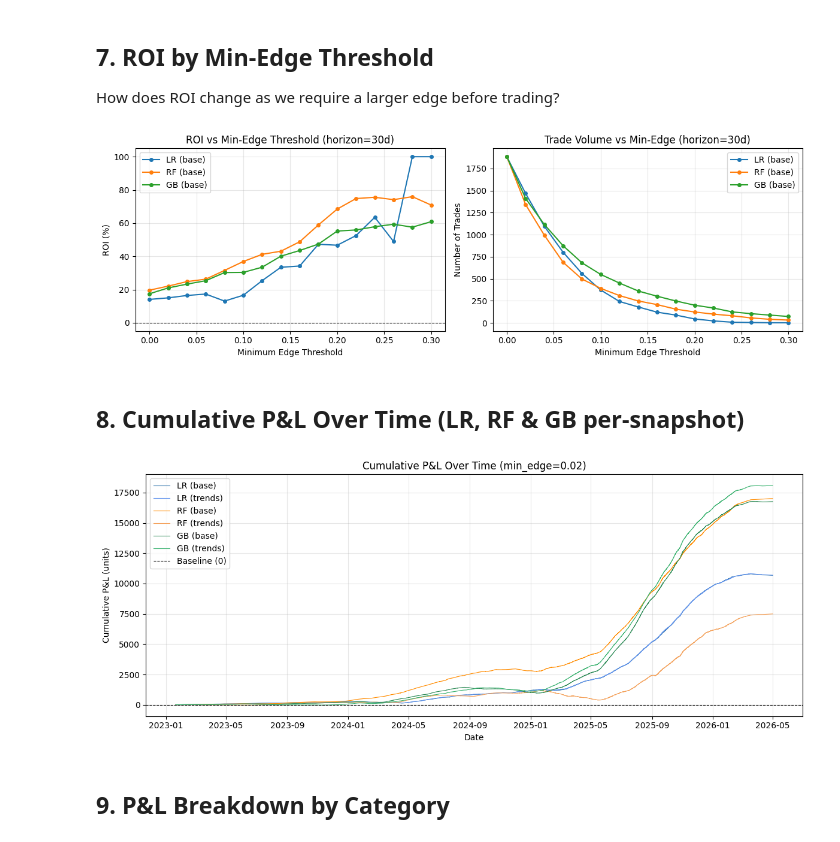
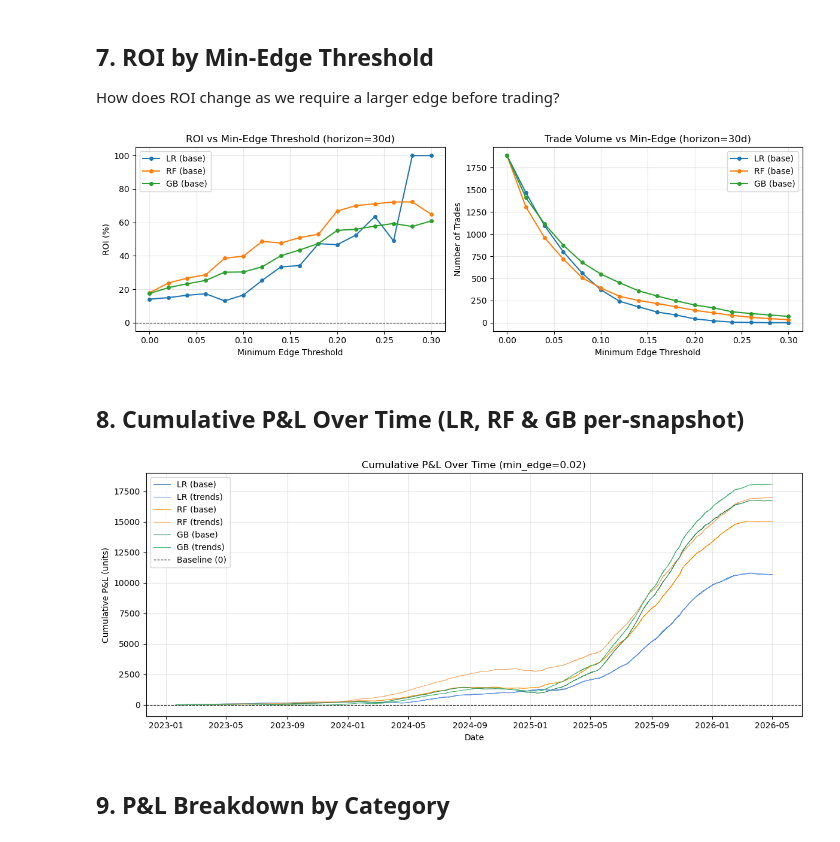
Before and after one commit to Hector-TB/predicting-prediction-markets, a Jupyter notebook: analysis/trading_simulation.ipynb, the cells around one changed output. Drawn from its saved outputs; the diff is of its cells as text; code cells hidden in the pictures.

```diff
--- a/analysis/trading_simulation.ipynb
+++ b/analysis/trading_simulation.ipynb
@@ -165,8 +172,10 @@ for col, label in [('pred_prob_base', 'LR (base)'), ('pred_prob_trends', 'LR (tr
     results.append(trading_summary(pnl, sub['price_at_snapshot'], label))
 
 # ----- Random Forest -----
-sub = rf_merged.dropna(subset=['price_at_snapshot'])
-for col, label in [('proba_trends_calibrated', 'RF (base)'), ('proba_trends', 'RF (trends)')]:
+for sub, col, label in [
+    (rf_base_merged.dropna(subset=['price_at_snapshot']), 'proba_full_calibrated',   'RF (base)'),
+    (rf_merged.dropna(subset=['price_at_snapshot']),      'proba_trends_calibrated', 'RF (trends)'),
+]:
     pnl = simulate_trades(sub[col].values, sub['price_at_snapshot'].values, sub['outcome'].values)
     pnl_series[label] = pnl
     results.append(trading_summary(pnl, sub['price_at_snapshot'], label))
@@ -358,16 +367,16 @@ How does ROI change as we require a larger edge before trading?
 # Fix a representative horizon for edge-sensitivity and category analyses
 FIXED_HORIZON = 30
 
-lr_pm = get_horizon_snapshot(lr_merged, 'pred_prob_base',        FIXED_HORIZON)
-rf_pm = get_horizon_snapshot(rf_merged, 'proba_trends_calibrated', FIXED_HORIZON)
-gb_pm = get_horizon_snapshot(gb_merged, 'pred_prob_base',         FIXED_HORIZON)
+lr_pm = get_horizon_snapshot(lr_merged,      'pred_prob_base',        FIXED_HORIZON)
+rf_pm = get_horizon_snapshot(rf_base_merged, 'proba_full_calibrated', FIXED_HORIZON)
+gb_pm = get_horizon_snapshot(gb_merged,      'pred_prob_base',        FIXED_HORIZON)
 
 edges = np.arange(0.0, 0.31, 0.02)
 
 focus_models = {
-    'LR (base)':       (lr_pm, 'model_prob'),
+    'LR (base)': (lr_pm, 'model_prob'),
     'RF (base)': (rf_pm, 'model_prob'),
-    'GB (base)':       (gb_pm, 'model_prob'),
+    'GB (base)': (gb_pm, 'model_prob'),
 }
 
 edge_results = {name: [] for name in focus_models}
@@ -406,53 +415,48 @@ plt.tight_layout()
 plt.savefig('trading_roi_vs_edge.png', dpi=150, bbox_inches='tight')
 plt.show()
 # %% [output]
-[figure, old version]
+[figure, new version]
 # %% [markdown]
 ## 8. Cumulative P&L Over Time (LR, RF & GB per-snapshot)
 # %%
 fig, ax = plt.subplots(figsize=(12, 5))
 
-sub_lr = lr_merged.dropna(subset=['price_at_snapshot']).copy()
-sub_lr = sub_lr.sort_values('snapshot_timestamp')
-
+sub_lr = lr_merged.dropna(subset=['price_at_snapshot']).copy().sort_values('snapshot_timestamp')
 for col, label, color in [
     ('pred_prob_base',   'LR (base)',   'steelblue'),
     ('pred_prob_trends', 'LR (trends)', 'cornflowerblue'),
 ]:
     pnl = simulate_trades(sub_lr[col].values, sub_lr['price_at_snapshot'].values, sub_lr['outcome'].values)
     ax.plot(sub_lr['snapshot_timestamp'].values, pnl.cumsum().values, label=label, color=color, linewidth=0.8)
 
-sub_rf = rf_merged.dropna(subset=['price_at_snapshot']).copy()
-sub_rf = sub_rf.sort_values('snapshot_timestamp')
+sub_rf_base   = rf_base_merged.dropna(subset=['price_at_snapshot']).copy().sort_values('snapshot_timestamp')
+sub_rf_trends = rf_merged.dropna(subset=['price_at_snapshot']).copy().sort_values('snapshot_timestamp')
+for sub, col, label, color in [
+    (sub_rf_base,   'proba_full_calibrated',   'RF (base)',   'darkorange'),
+    (sub_rf_trends, 'proba_trends_calibrated',  'RF (trends)', 'sandybrown'),
+]:
+    pnl = simulate_trades(sub[col].values, sub['price_at_snapshot'].values, sub['outcome'].values)
+    ax.plot(sub['snapshot_timestamp'].values, pnl.cumsum().values, label=label, color=color, linewidth=0.8)
 
-for col, label, color in [
-    ('proba_trends_calibrated', 'RF (base)', 'darkorange'),
-    ('proba_trends',            'RF (trends)',      'sandybrown'),
-]:
-    pnl = simulate_trades(sub_rf[col].values, sub_rf['price_at_snapshot'].values, sub_rf['outcome'].values)
-    ax.plot(sub_rf['snapshot_timestamp'].values, pnl.cumsum().values, label=label, color=color, linewidth=0.8)
-
-sub_gb = gb_merged.dropna(subset=['price_at_snapshot']).copy()
-sub_gb = sub_gb.sort_values('snapshot_timestamp')
-
+sub_gb = gb_merged.dropna(subset=['price_at_snapshot']).copy().sort_values('snapshot_timestamp')
 for col, label, color in [
     ('pred_prob_base',   'GB (base)',   'seagreen'),
     ('pred_prob_trends', 'GB (trends)', 'mediumseagreen'),
 ]:
     pnl = simulate_trades(sub_gb[col].values, sub_gb['price_at_snapshot'].values, sub_gb['outcome'].values)
     ax.plot(sub_gb['snapshot_timestamp'].values, pnl.cumsum().values, label=label, color=color, linewidth=0.8)
 
 ax.axhline(0, color='black', linewidth=0.8, linestyle='--', label='Baseline (0)')
 ax.set_xlabel('Date')
 ax.set_ylabel('Cumulative P&L (units)')
 ax.set_title(f'Cumulative P&L Over Time (min_edge={MIN_EDGE})')
 ax.legend()
 ax.grid(alpha=0.3)
 plt.tight_layout()
 plt.savefig('trading_cumulative_pnl.png', dpi=150, bbox_inches='tight')
 plt.show()
 # %% [output]
-[figure, old version]
+[figure, new version]
 # %% [markdown]
 ## 9. P&L Breakdown by Category
 # %%
```
Also changed, not shown: parts of 7 cells of this notebook, 4 other files.
